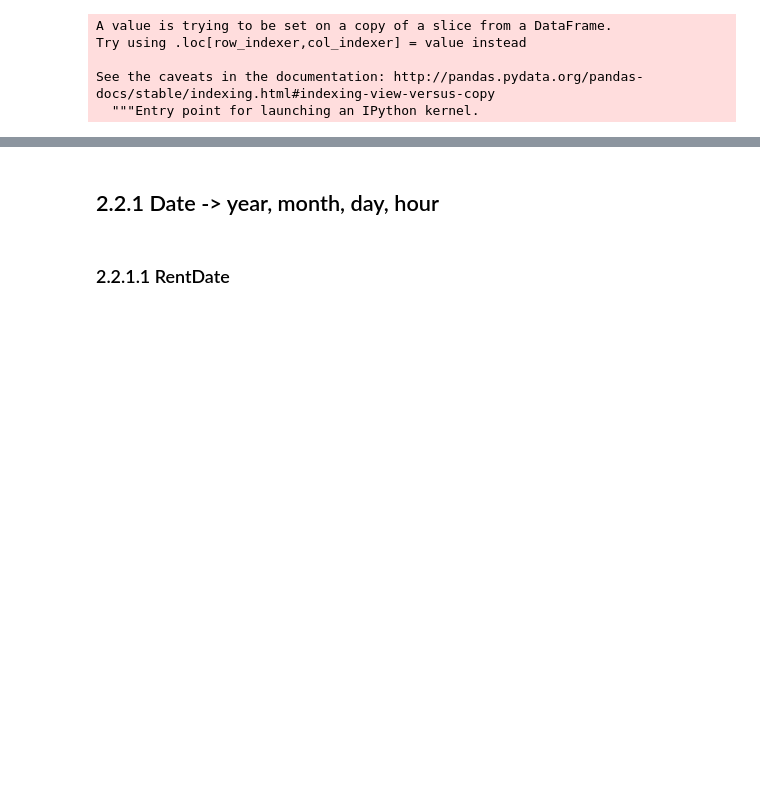
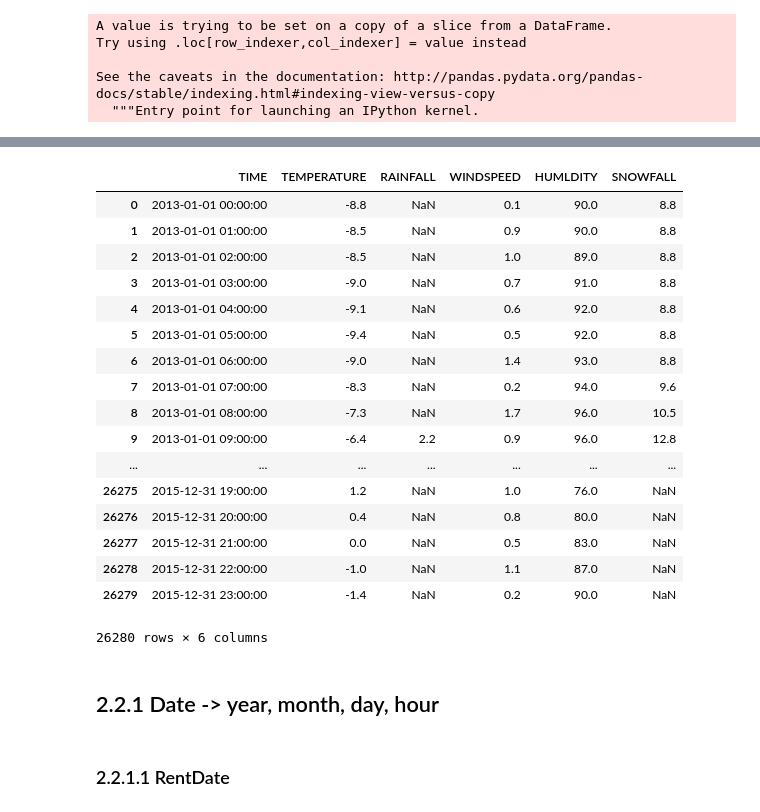
Before and after one commit to HelloJinoo/Machine-Learning, a Jupyter notebook: DS01/data_preprocessing.ipynb, the cells around one changed output, grey strips where cells are left out. Drawn from its saved outputs; the diff is of its cells as text; code cells hidden in the pictures; blank space fills up the shorter version.

```diff
--- a/DS01/data_preprocessing.ipynb
+++ b/DS01/data_preprocessing.ipynb
@@ -49,4 +92,25 @@ See the caveats in the documentation: http://pandas.pydata.org/pandas-docs/stabl
 temp_weather['TIME']= pd.to_datetime(temp_weather['TIME'])
+# %%
+temp_weather
+# %% [output]
+|  | TIME | TEMPERATURE | RAINFALL | WINDSPEED | HUMLDITY | SNOWFALL |
+| 0 | 2013-01-01 00:00:00 | -8.8 | NaN | 0.1 | 90.0 | 8.8 |
+| 1 | 2013-01-01 01:00:00 | -8.5 | NaN | 0.9 | 90.0 | 8.8 |
+| 2 | 2013-01-01 02:00:00 | -8.5 | NaN | 1.0 | 89.0 | 8.8 |
+| 3 | 2013-01-01 03:00:00 | -9.0 | NaN | 0.7 | 91.0 | 8.8 |
+| 4 | 2013-01-01 04:00:00 | -9.1 | NaN | 0.6 | 92.0 | 8.8 |
+| 5 | 2013-01-01 05:00:00 | -9.4 | NaN | 0.5 | 92.0 | 8.8 |
+| 6 | 2013-01-01 06:00:00 | -9.0 | NaN | 1.4 | 93.0 | 8.8 |
+| 7 | 2013-01-01 07:00:00 | -8.3 | NaN | 0.2 | 94.0 | 9.6 |
+| 8 | 2013-01-01 08:00:00 | -7.3 | NaN | 1.7 | 96.0 | 10.5 |
+| 9 | 2013-01-01 09:00:00 | -6.4 | 2.2 | 0.9 | 96.0 | 12.8 |
+| ... | ... | ... | ... | ... | ... | ... |
+| 26275 | 2015-12-31 19:00:00 | 1.2 | NaN | 1.0 | 76.0 | NaN |
+| 26276 | 2015-12-31 20:00:00 | 0.4 | NaN | 0.8 | 80.0 | NaN |
+| 26277 | 2015-12-31 21:00:00 | 0.0 | NaN | 0.5 | 83.0 | NaN |
+| 26278 | 2015-12-31 22:00:00 | -1.0 | NaN | 1.1 | 87.0 | NaN |
+| 26279 | 2015-12-31 23:00:00 | -1.4 | NaN | 0.2 | 90.0 | NaN |
+26280 rows × 6 columns
 # %% [markdown]
 ## 2.2.1 Date -> year, month, day, hour
 # %% [markdown]
```
Also changed, not shown: parts of 12 cells of this notebook, 1 other file.
